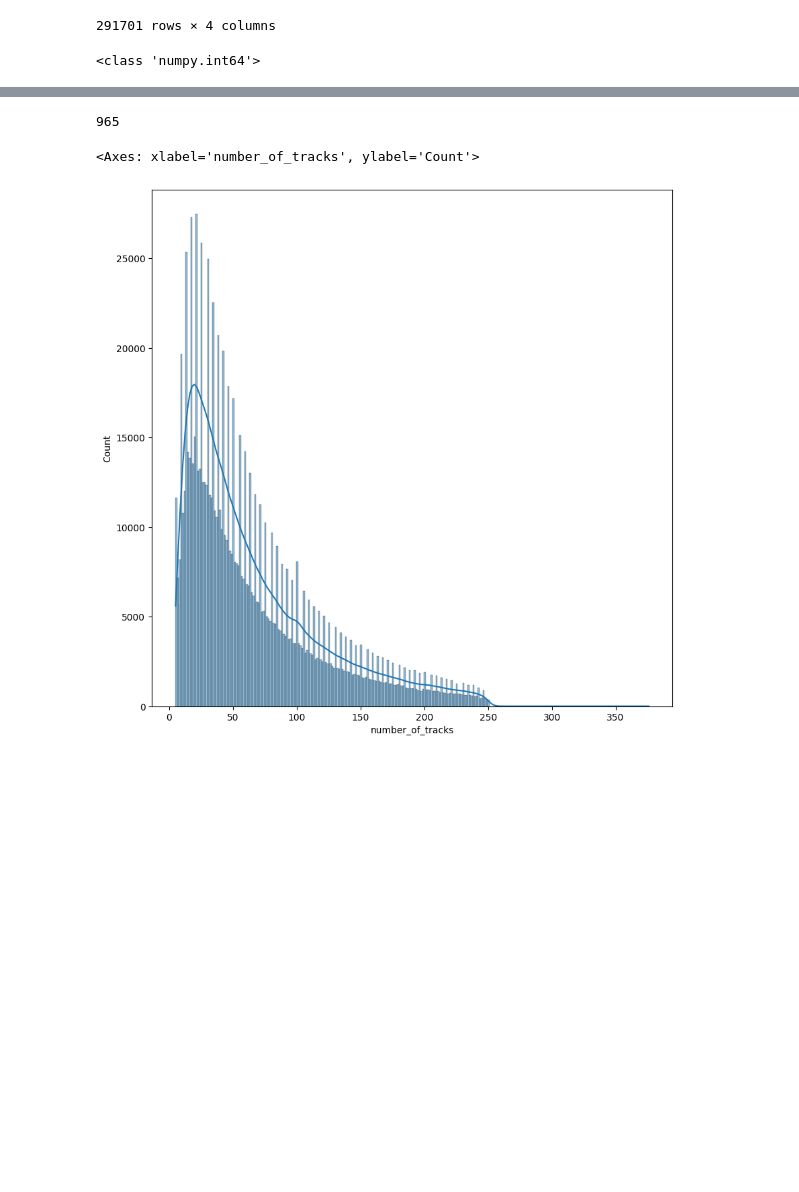
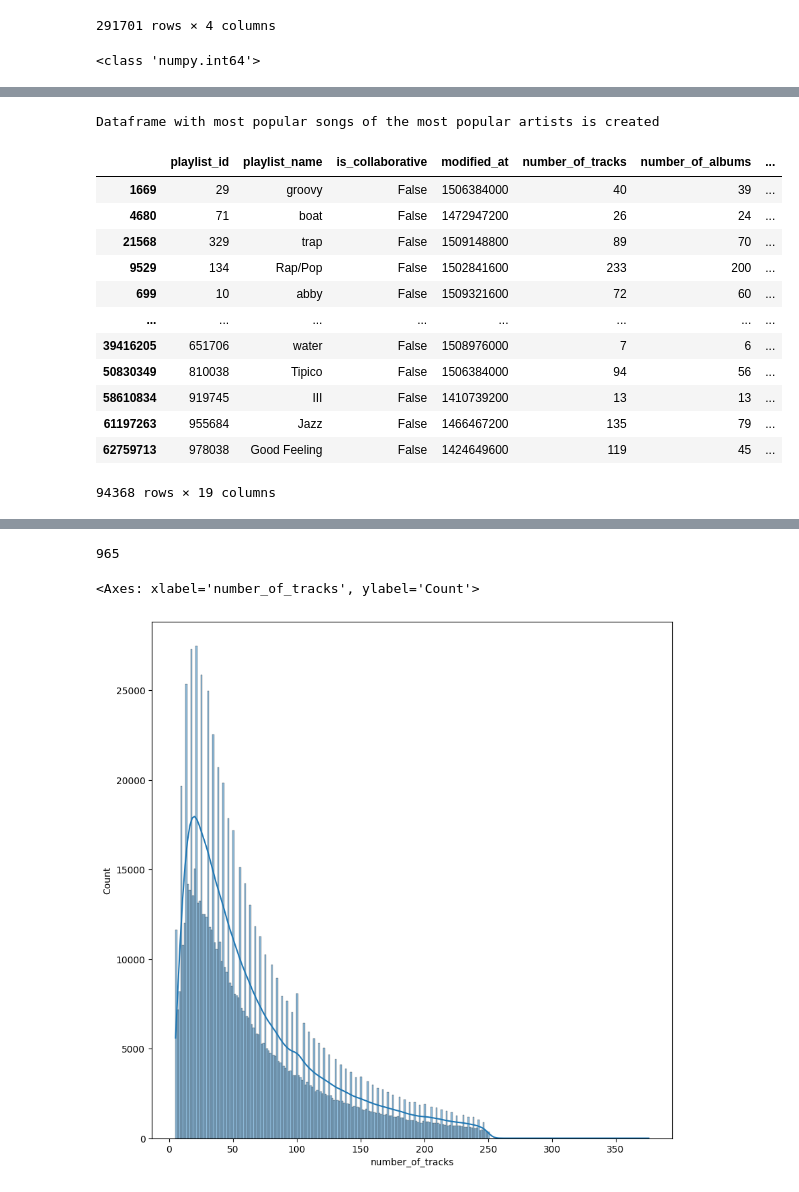
Before and after one commit to Honbern/spotify_recommender, a Jupyter notebook: spotify.ipynb, the cells around one changed output, grey strips where cells are left out. Drawn from its saved outputs; the diff is of its cells as text; code cells hidden in the pictures; blank space fills up the shorter version.

```diff
--- a/spotify.ipynb
+++ b/spotify.ipynb
@@ -201,0 +247,20 @@ tracks_with_artists_df.describe()
+# %%
+# Creating a dataframe with most popular songs of the most popular artists
+most_popular_songs_of_artists_df = sorted_by_popularity.drop_duplicates(subset = "artist_name", keep = "first")
+print("Dataframe with most popular songs of the most popular artists is created")
+most_popular_songs_of_artists_df
+# %% [output]
+Dataframe with most popular songs of the most popular artists is created
+|  | playlist_id | playlist_name | is_collaborative | modified_at | number_of_tracks | number_of_albums | ... |
+| 1669 | 29 | groovy | False | 1506384000 | 40 | 39 | ... |
+| 4680 | 71 | boat | False | 1472947200 | 26 | 24 | ... |
+| 21568 | 329 | trap | False | 1509148800 | 89 | 70 | ... |
+| 9529 | 134 | Rap/Pop | False | 1502841600 | 233 | 200 | ... |
+| 699 | 10 | abby | False | 1509321600 | 72 | 60 | ... |
+| ... | ... | ... | ... | ... | ... | ... | ... |
+| 39416205 | 651706 | water | False | 1508976000 | 7 | 6 | ... |
+| 50830349 | 810038 | Tipico | False | 1506384000 | 94 | 56 | ... |
+| 58610834 | 919745 | III | False | 1410739200 | 13 | 13 | ... |
+| 61197263 | 955684 | Jazz | False | 1466467200 | 135 | 79 | ... |
+| 62759713 | 978038 | Good Feeling | False | 1424649600 | 119 | 45 | ... |
+94368 rows × 19 columns
```
Also changed, not shown: parts of 17 cells of this notebook.
